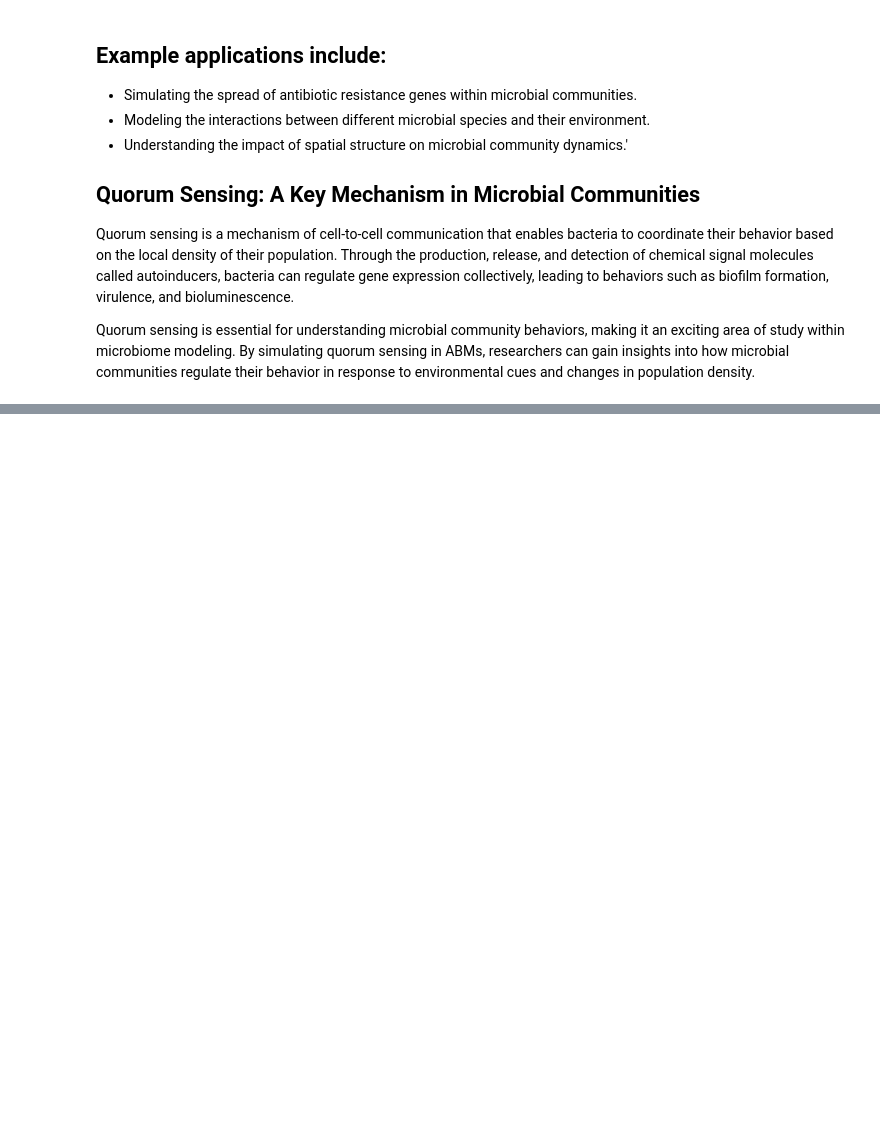
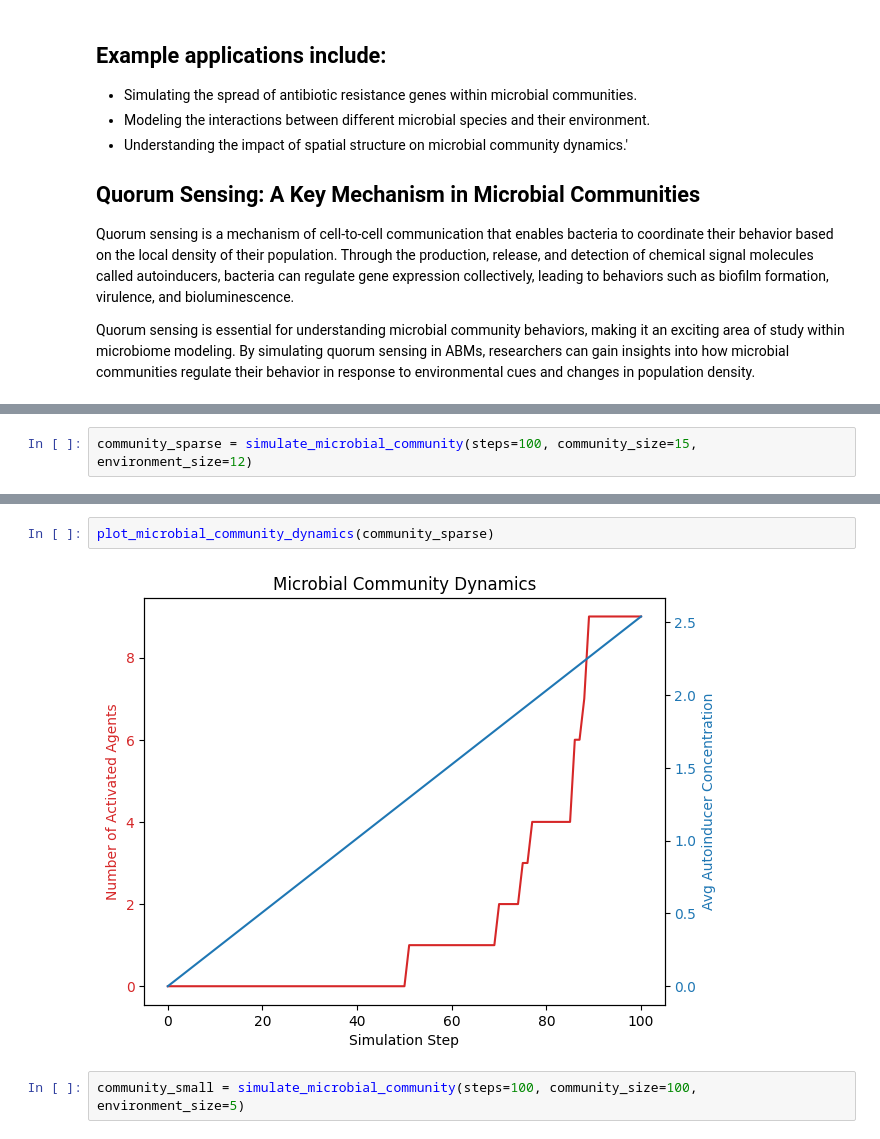
Before and after one commit to eagmon/notebook_tests, a Jupyter notebook: sim_study_abm.ipynb, the cells around one changed output, grey strips where cells are left out. Drawn from its saved outputs; the diff is of its cells as text; blank space fills up the shorter version.

```diff
--- a/sim_study_abm.ipynb
+++ b/sim_study_abm.ipynb
@@ -252,0 +177,2 @@ def plot_microbial_community_dynamics(community):
+# %%
+community_sparse = simulate_microbial_community(steps=100, community_size=15, environment_size=12)
@@ -253 +183,7 @@ def plot_microbial_community_dynamics(community):
+# %%
+plot_microbial_community_dynamics(community_sparse)
+# %% [output]
+[figure, added]
+# %%
+community_small = simulate_microbial_community(steps=100, community_size=100, environment_size=5)
 # %%
```
Also changed, not shown: parts of 15 cells of this notebook.
